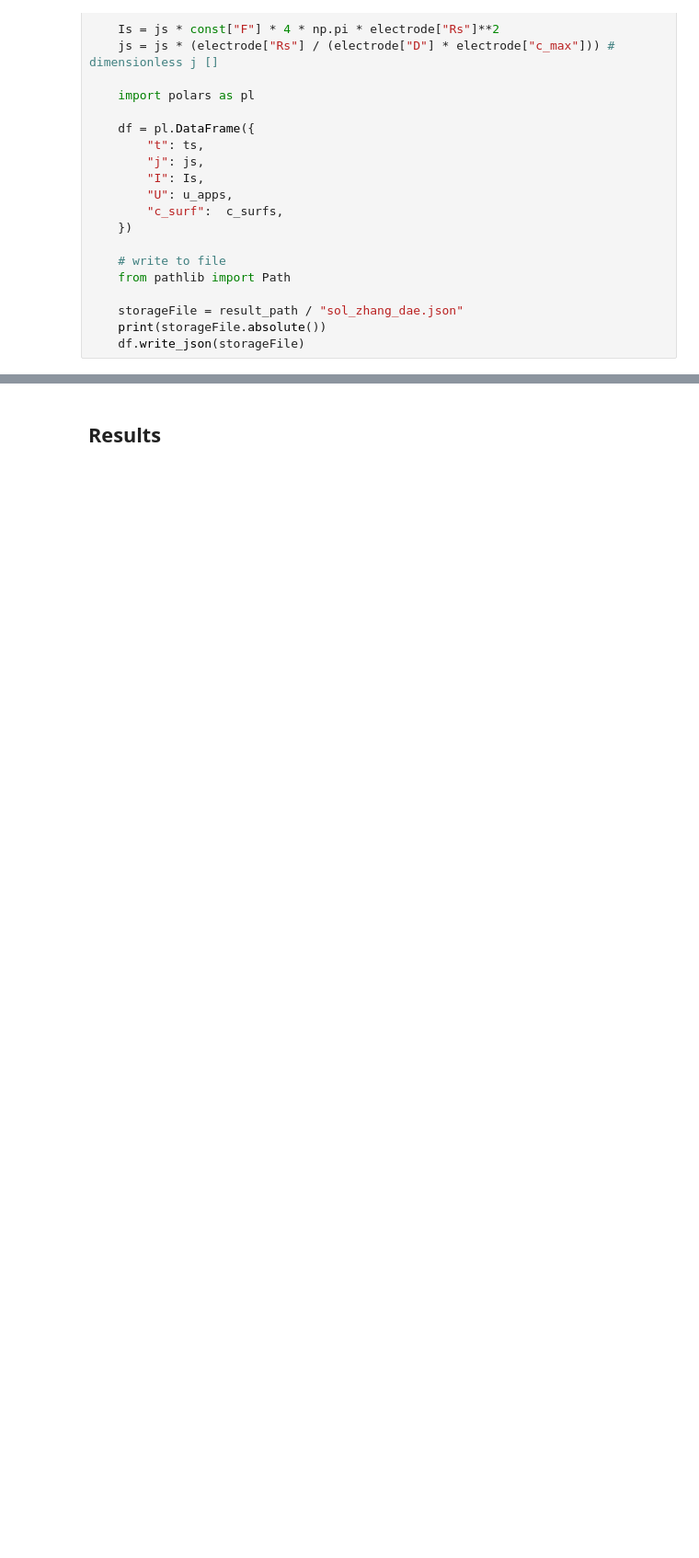
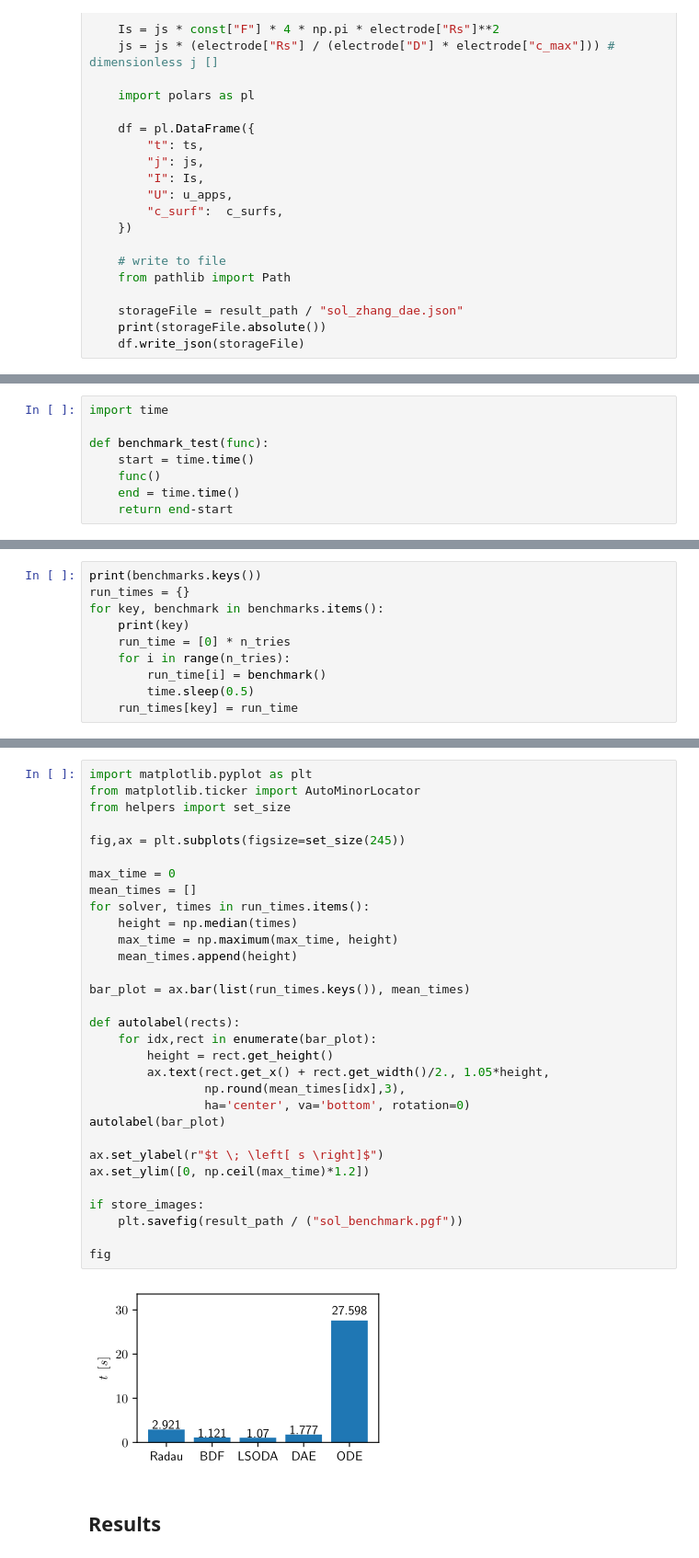
Before and after one commit to willi-z/batmania, a Jupyter notebook: SPM_Zhang.ipynb, the cells around one changed output, grey strips where cells are left out. Shown at 92% size. Saved outputs shown, nothing was run; the diff lists cells and outputs as text; blank space fills up the shorter version.

Commit message:
added benchmark

```diff
--- a/SPM_Zhang.ipynb
+++ b/SPM_Zhang.ipynb
@@ -663,0 +670,8 @@ if use_julia:
+# %%
+import time
+
+def benchmark_test(func):
+    start = time.time()
+    func()
+    end = time.time()
+    return end-start
@@ -663,0 +710,10 @@ if use_julia:
+# %%
+print(benchmarks.keys())
+run_times = {}
+for key, benchmark in benchmarks.items():
+    print(key)
+    run_time = [0] * n_tries
+    for i in range(n_tries):
+        run_time[i] = benchmark()
+        time.sleep(0.5)
+    run_times[key] = run_time
@@ -664,3 +727,36 @@ if use_julia:
+# %%
+import matplotlib.pyplot as plt
+from matplotlib.ticker import AutoMinorLocator
+from helpers import set_size
+
+fig,ax = plt.subplots(figsize=set_size(245))
+
+max_time = 0
+mean_times = []
+for solver, times in run_times.items():
+    height = np.median(times)
+    max_time = np.maximum(max_time, height)
+    mean_times.append(height)
+
+bar_plot = ax.bar(list(run_times.keys()), mean_times)
+
+def autolabel(rects):
+    for idx,rect in enumerate(bar_plot):
+        height = rect.get_height()
+        ax.text(rect.get_x() + rect.get_width()/2., 1.05*height,
+                np.round(mean_times[idx],3),
+                ha='center', va='bottom', rotation=0)
+autolabel(bar_plot)
+
+ax.set_ylabel(r"$t \; \left[ s \right]$")
+ax.set_ylim([0, np.ceil(max_time)*1.2])
+
+if store_images:
+    plt.savefig(result_path / ("sol_benchmark.pgf"))
+
+fig
+# %% [output]
+[figure, added]
 # %% [markdown]
 ## Results
 # %%
```
Also changed, not shown: parts of 12 cells of this notebook.
